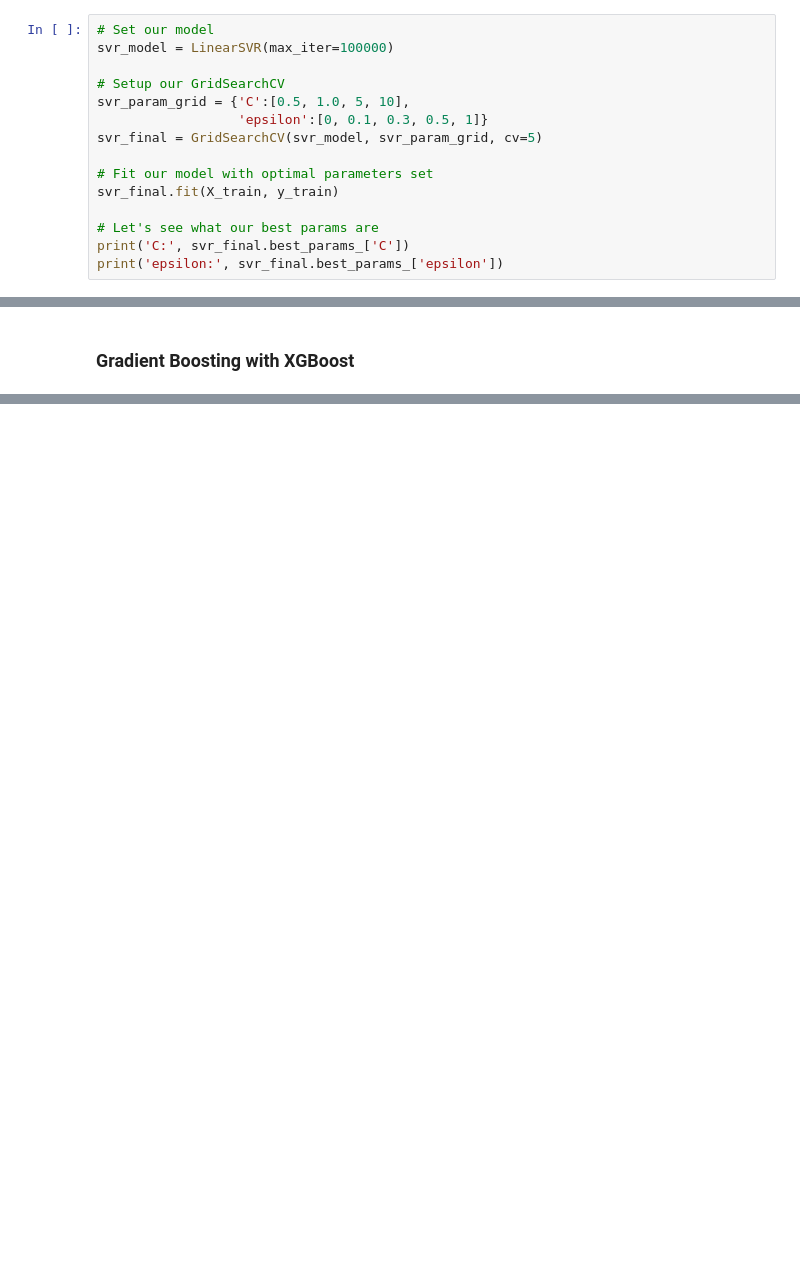
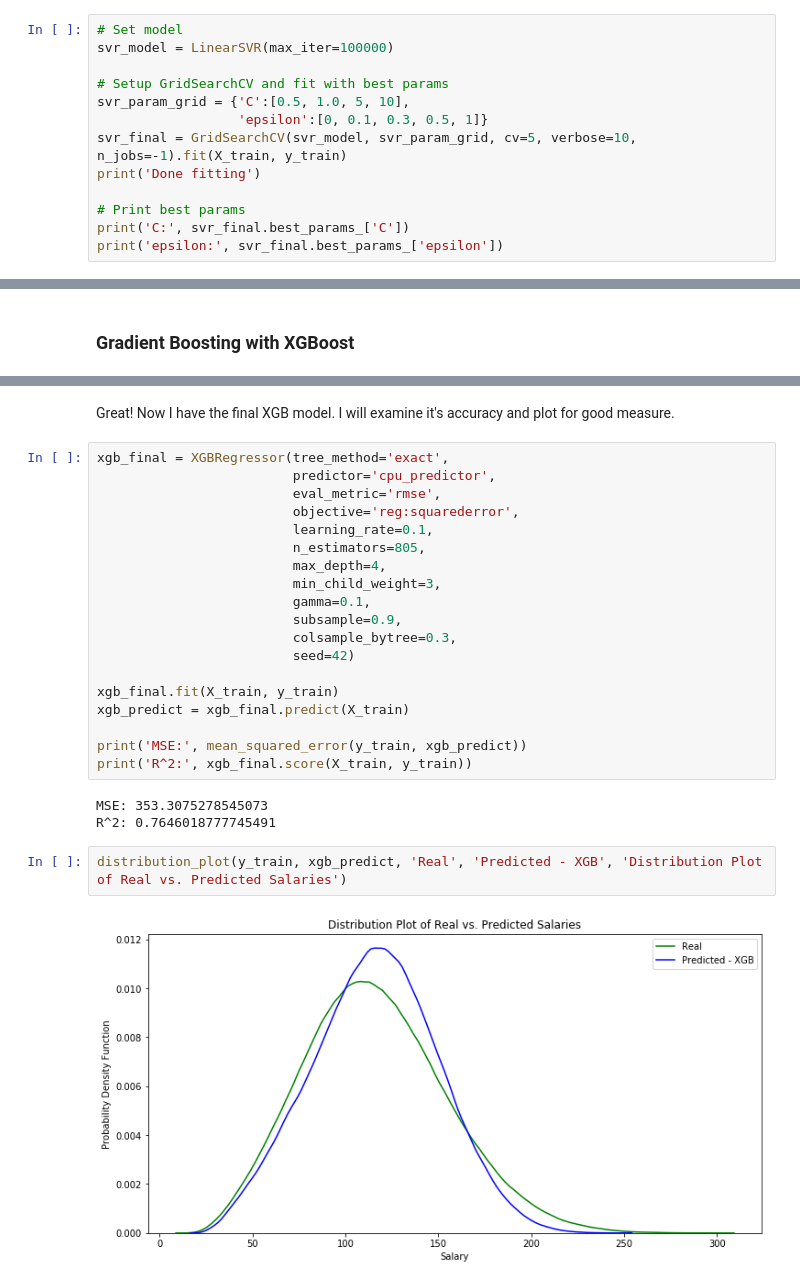
Before and after one commit to kevinodata/salary_predictions_portfolio, a Jupyter notebook: first_project.ipynb, the cells around one changed output, grey strips where cells are left out. Saved outputs shown, nothing was run; the diff lists cells and outputs as text; blank space fills up the shorter version.

```diff
--- a/first_project.ipynb
+++ b/first_project.ipynb
@@ -512,16 +523,14 @@ Ultimately, we saw no improvement with our Ridge regression. Let's see if SVR gi
 # %%
-# Set our model
+# Set model
 svr_model = LinearSVR(max_iter=100000)
 
-# Setup our GridSearchCV
+# Setup GridSearchCV and fit with best params
 svr_param_grid = {'C':[0.5, 1.0, 5, 10],
                   'epsilon':[0, 0.1, 0.3, 0.5, 1]}
-svr_final = GridSearchCV(svr_model, svr_param_grid, cv=5)
+svr_final = GridSearchCV(svr_model, svr_param_grid, cv=5, verbose=10, n_jobs=-1).fit(X_train, y_train)
+print('Done fitting')
 
-# Fit our model with optimal parameters set
-svr_final.fit(X_train, y_train)
-
-# Let's see what our best params are
+# Print best params
 print('C:', svr_final.best_params_['C'])
 print('epsilon:', svr_final.best_params_['epsilon'])
 # %% [output]
@@ -812,0 +940,28 @@ We'll skip this step since we don't have the outcomes for the test data
+# %% [markdown]
+Great! Now I have the final XGB model. I will examine it's accuracy and plot for good measure.
+# %%
+xgb_final = XGBRegressor(tree_method='exact',
+                         predictor='cpu_predictor',
+                         eval_metric='rmse',
+                         objective='reg:squarederror',
+                         learning_rate=0.1,
+                         n_estimators=805,
+                         max_depth=4,
+                         min_child_weight=3,
+                         gamma=0.1,
+                         subsample=0.9,
+                         colsample_bytree=0.3,
+                         seed=42)
+
+xgb_final.fit(X_train, y_train)
+xgb_predict = xgb_final.predict(X_train)
+
+print('MSE:', mean_squared_error(y_train, xgb_predict))
+print('R^2:', xgb_final.score(X_train, y_train))
+# %% [output]
+MSE: 353.3075278545073
+R^2: 0.7646018777745491
+# %%
+distribution_plot(y_train, xgb_predict, 'Real', 'Predicted - XGB', 'Distribution Plot of Real vs. Predicted Salaries')
+# %% [output]
+[figure, added]
```
Also changed, not shown: parts of 99 cells of this notebook.
